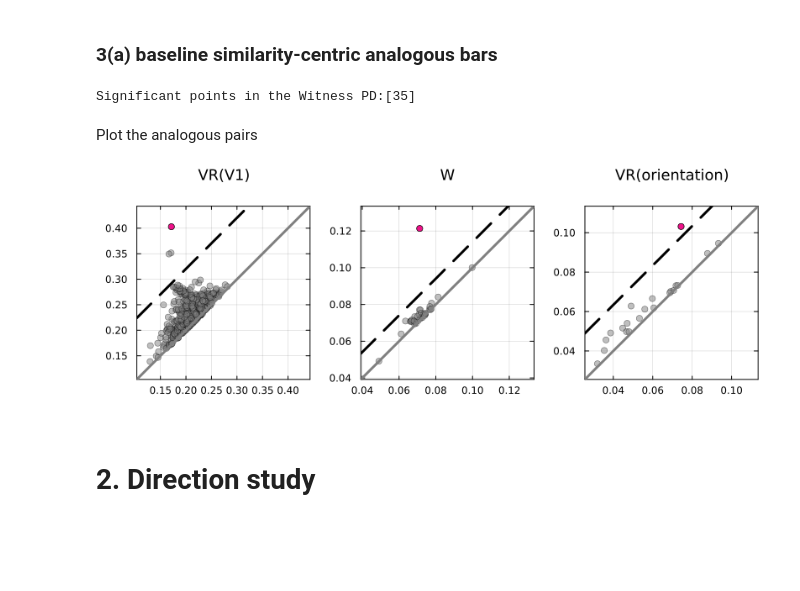
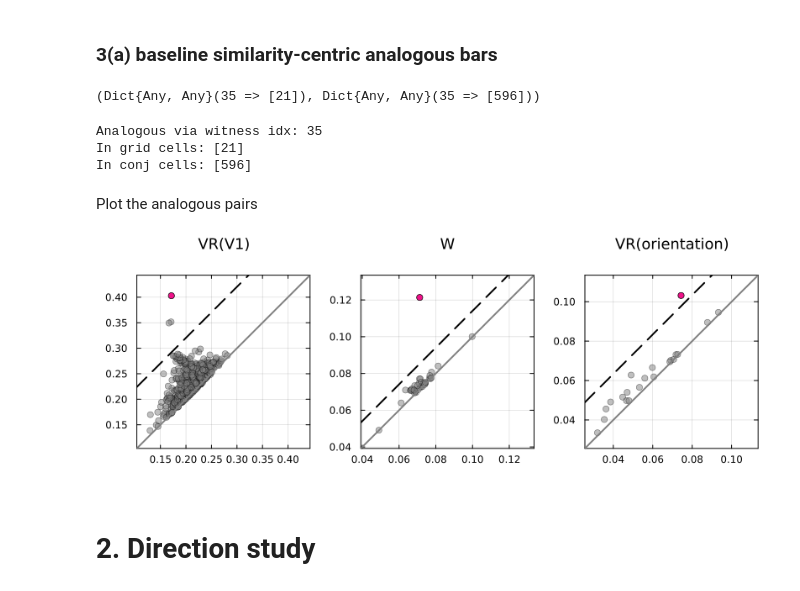
Before and after one commit to Soheilp86/analogous_neural, a Jupyter notebook: analysis/simulation_visual/2_analogous_bars_propagation_study.ipynb, the cells around one changed output. Cells and saved outputs as stored; diff of their text form; code cells hidden in the pictures; blank space fills up the shorter version.

```diff
--- a/analysis/simulation_visual/2_analogous_bars_propagation_study.ipynb
+++ b/analysis/simulation_visual/2_analogous_bars_propagation_study.ipynb
@@ -136,41 +115,53 @@ display(p)
 # %% [markdown]
 ### 3(a) baseline similarity-centric analogous bars
 # %%
-analogous_P, analogous_Q = analogous_bars.run_baseline_similarity_analogous(VR_P = VR_O,
-                                                                            D_P = D_O,
-                                                                            VR_Q = VR_V1,
-                                                                            D_Q = D_V1,
-                                                                            W_PQ = W_ori_V1,
-                                                                            W_PQ_bars = selected_W_ori_V1,
-                                                                            dim = 1);
+analogous_P, analogous_Q = run_baseline_similarity_analogous(VR_P = VR_O,
+                                                                D_P = D_O,
+                                                                VR_Q = VR_V1,
+                                                                D_Q = D_V1,
+                                                                W_PQ = W_ori_V1,
+                                                                W_PQ_bars = selected_W_ori_V1,
+                                                                dim = 1);
-# %%
-print("Significant points in the Witness PD:", selected_W_ori_V1)
-# %% [output]
-Significant points in the Witness PD:[35]
+# %%
+# get analogous cycles among significant points
+analogous_O_sig, analogous_V1_sig = analogous_cycles_significant(analogous_P, analogous_Q; significant_P = selected_ori , significant_Q = selected_V1)
+# %% [output]
+(Dict{Any, Any}(35 => [21]), Dict{Any, Any}(35 => [596]))
+# %%
+
+for k in keys(analogous_O_sig)
+    println("Analogous via witness idx: ", string(k))
+    println("In grid cells: ", analogous_HD_sig[k])
+    println("In conj cells: ", analogous_conj_sig[k])
+end
+# %% [output]
+Analogous via witness idx: 35
+In grid cells: [21]
+In conj cells: [596]
 # %% [markdown]
 Plot the analogous pairs
 # %%
 # select Witness feature
 i = 35 # must be a member of `selected_W_ori_V1`
 
 p1 = plot_PD(barcode_VR_V1;
-    highlight = analogous_Q[i]["baseline_bar_extension"],
+    highlight = analogous_V1_sig[i],
     cutoff = cutoff_V1,
     title = "VR(V1)",
     titlefontsize = 12)
 p2 = plot_PD(barcode_W_ori_V1;
     highlight = [i],
     cutoff = cutoff_W_ori_V1,
     title = "W",
     titlefontsize = 12)
 p3 = plot_PD(barcode_VR_O;
-    highlight = analogous_P[i]["baseline_bar_extension"],
+    highlight = analogous_O_sig[i],
     cutoff = cutoff_ori,
     title = "VR(orientation)",
     titlefontsize = 12)
 
 plot(p1, p2, p3, layout = grid(1,3), size = (800, 300))
 # %% [output]
-[figure, old version]
+[figure, new version]
 # %%
 # gather barcodes
```
Also changed, not shown: parts of 10 cells of this notebook.
